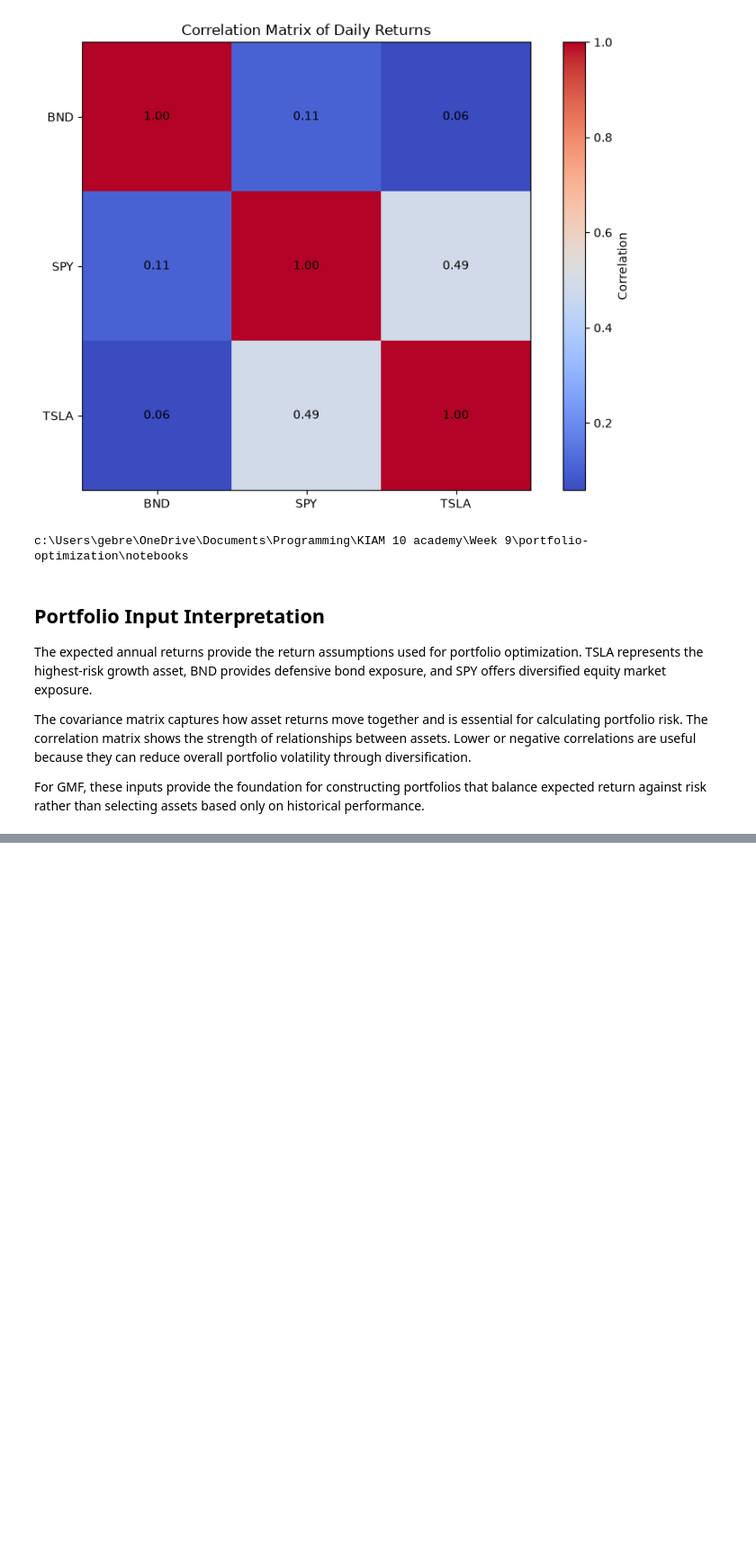
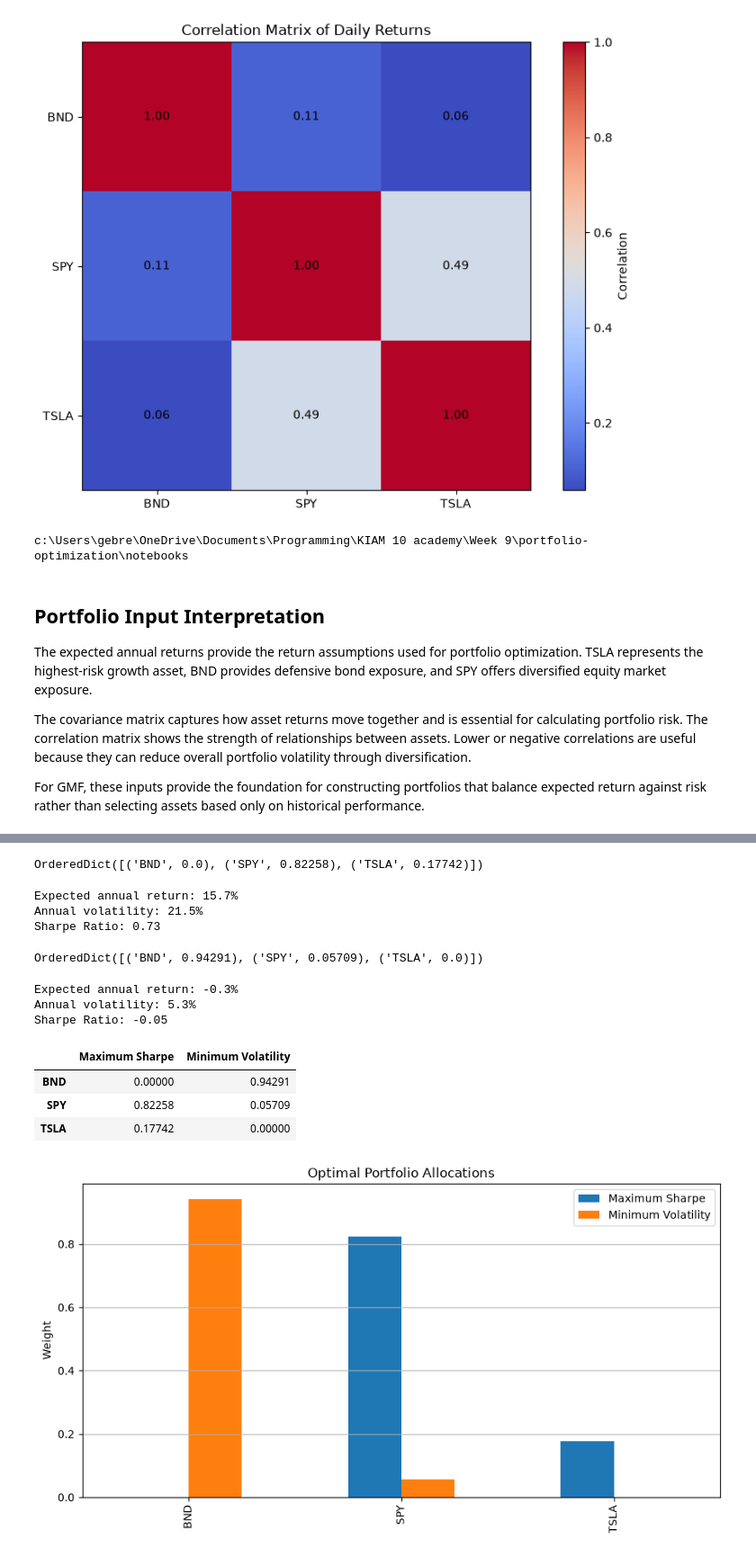
Before and after one commit to Bilen189/portfolio-optimization, a Jupyter notebook: notebooks/task_4_portfolio_optimization.ipynb, the cells around one changed output, grey strips where cells are left out. Shown at 90% size. Cells and saved outputs as stored; diff of their text form; code cells hidden in the pictures; blank space fills up the shorter version.

Commit message:
Optimize portfolio using Modern Portfolio Theory

```diff
--- a/notebooks/task_4_portfolio_optimization.ipynb
+++ b/notebooks/task_4_portfolio_optimization.ipynb
@@ -184,0 +200,4 @@ For GMF, these inputs provide the foundation for constructing portfolios that ba
+# %%
+S = risk_models.sample_cov(close_prices)
+
+S
@@ -184,0 +210,72 @@ For GMF, these inputs provide the foundation for constructing portfolios that ba
+# %%
+ef = EfficientFrontier(mu, S)
+
+weights_sharpe = ef.max_sharpe()
+
+cleaned_weights_sharpe = ef.clean_weights()
+
+cleaned_weights_sharpe
+# %% [output]
+OrderedDict([('BND', 0.0), ('SPY', 0.82258), ('TSLA', 0.17742)])
+# %%
+performance_sharpe = ef.portfolio_performance(verbose=True)
+# %% [output]
+Expected annual return: 15.7%
+Annual volatility: 21.5%
+Sharpe Ratio: 0.73
+# %%
+ef_min = EfficientFrontier(mu, S)
+
+weights_min = ef_min.min_volatility()
+
+cleaned_weights_min = ef_min.clean_weights()
+
+cleaned_weights_min
+# %% [output]
+OrderedDict([('BND', 0.94291), ('SPY', 0.05709), ('TSLA', 0.0)])
+# %%
+performance_min = ef_min.portfolio_performance(verbose=True)
+# %% [output]
+Expected annual return: -0.3%
+Annual volatility: 5.3%
+Sharpe Ratio: -0.05
+# %%
+weights_df = pd.DataFrame({
+    "Maximum Sharpe": cleaned_weights_sharpe,
+    "Minimum Volatility": cleaned_weights_min
+})
+
+weights_df
+# %% [output]
+|  | Maximum Sharpe | Minimum Volatility |
+| BND | 0.00000 | 0.94291 |
+| SPY | 0.82258 | 0.05709 |
+| TSLA | 0.17742 | 0.00000 |
+# %%
+fig, ax = plt.subplots(figsize=(9,5))
+
+weights_df.plot(
+    kind="bar",
+    ax=ax
+)
+
+ax.set_title("Optimal Portfolio Allocations")
+
+ax.set_ylabel("Weight")
+
+ax.grid(axis="y")
+
+import os
+os.makedirs("reports/figures", exist_ok=True)
+
+fig.tight_layout()
+
+fig.savefig(
+    "reports/figures/task4_portfolio_weights.png",
+    dpi=300,
+    bbox_inches="tight"
+)
+
+plt.show()
+# %% [output]
+[figure, added]
```
Also changed, not shown: parts of 5 cells of this notebook, 2 other files.
